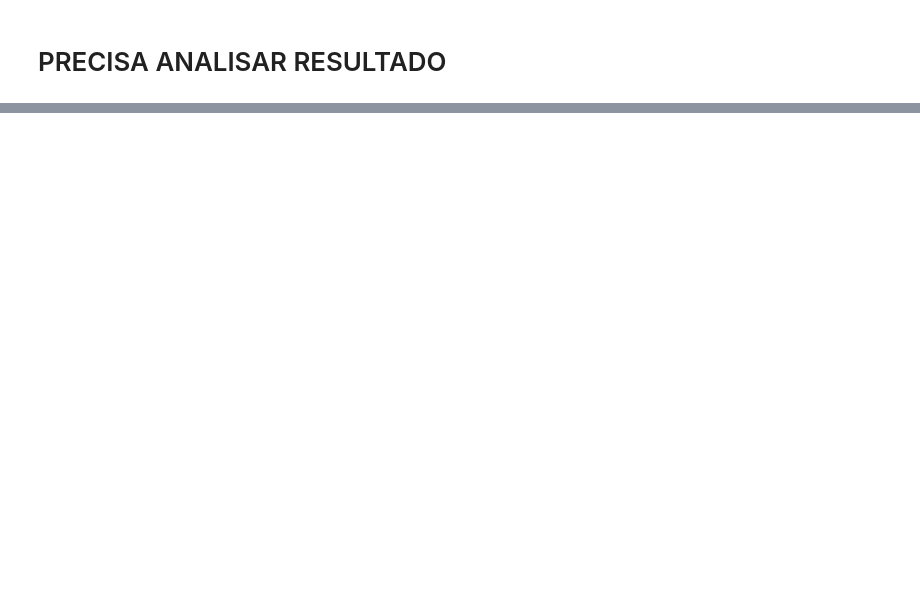
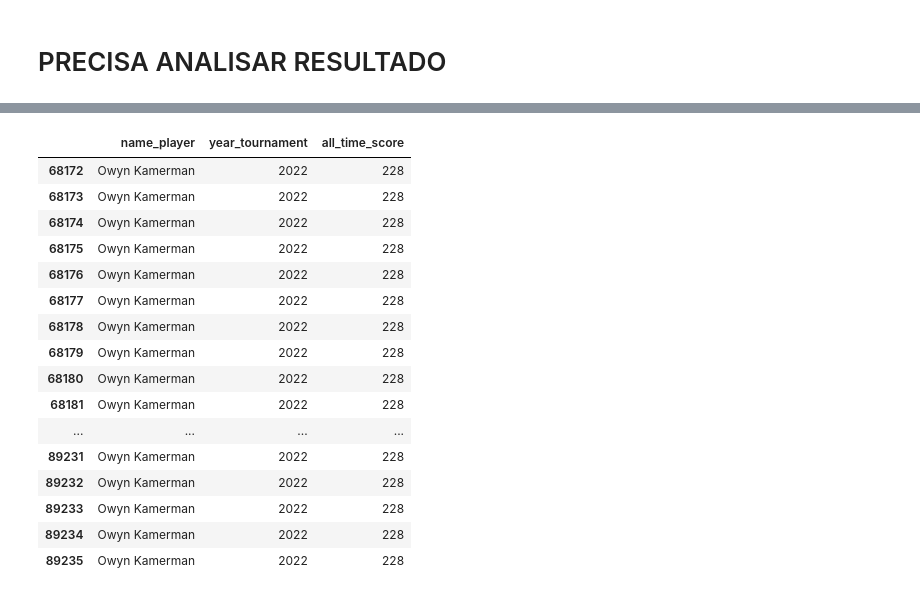
Before and after one commit to Francisco-aragao/Pokemon_analysis, a Jupyter notebook: tp.ipynb, the cells around one changed output, grey strips where cells are left out. Cells and saved outputs as stored; diff of their text form; code cells hidden in the pictures; blank space fills up the shorter version.

```diff
--- a/tp.ipynb
+++ b/tp.ipynb
@@ -379,0 +456,6 @@ df_result
+# %%
+df = df_original.copy()
+
+years = df['year_tournament'].unique()
+
+years
@@ -379,0 +483,34 @@ df_result
+# %%
+# Create a dictionary of scores for 2022
+scores_2022 = df[df['year_tournament'] == 2022].set_index('name_player')['all_time_score'].to_dict()
+
+# Define a function to determine if a player's score improved
+def has_improved(row):
+    if row['year_tournament'] == 2023:
+        previous_score = scores_2022.get(row['name_player'])
+        if previous_score is not None:
+            return row['all_time_score'] < previous_score
+    return False
+
+# Apply the function to create the new column
+df['improved_2022_2023'] = df.apply(has_improved, axis=1)
+
+df[df['improved_2022_2023'] == True][['name_player', 'year_tournament', 'all_time_score']]
+# %% [output]
+|  | name_player | year_tournament | all_time_score |
+| 68172 | Owyn Kamerman | 2022 | 228 |
+| 68173 | Owyn Kamerman | 2022 | 228 |
+| 68174 | Owyn Kamerman | 2022 | 228 |
+| 68175 | Owyn Kamerman | 2022 | 228 |
+| 68176 | Owyn Kamerman | 2022 | 228 |
+| 68177 | Owyn Kamerman | 2022 | 228 |
+| 68178 | Owyn Kamerman | 2022 | 228 |
+| 68179 | Owyn Kamerman | 2022 | 228 |
+| 68180 | Owyn Kamerman | 2022 | 228 |
+| 68181 | Owyn Kamerman | 2022 | 228 |
+| ... | ... | ... | ... |
+| 89231 | Owyn Kamerman | 2022 | 228 |
+| 89232 | Owyn Kamerman | 2022 | 228 |
+| 89233 | Owyn Kamerman | 2022 | 228 |
+| 89234 | Owyn Kamerman | 2022 | 228 |
+| 89235 | Owyn Kamerman | 2022 | 228 |
```
Also changed, not shown: parts of 14 cells of this notebook.
